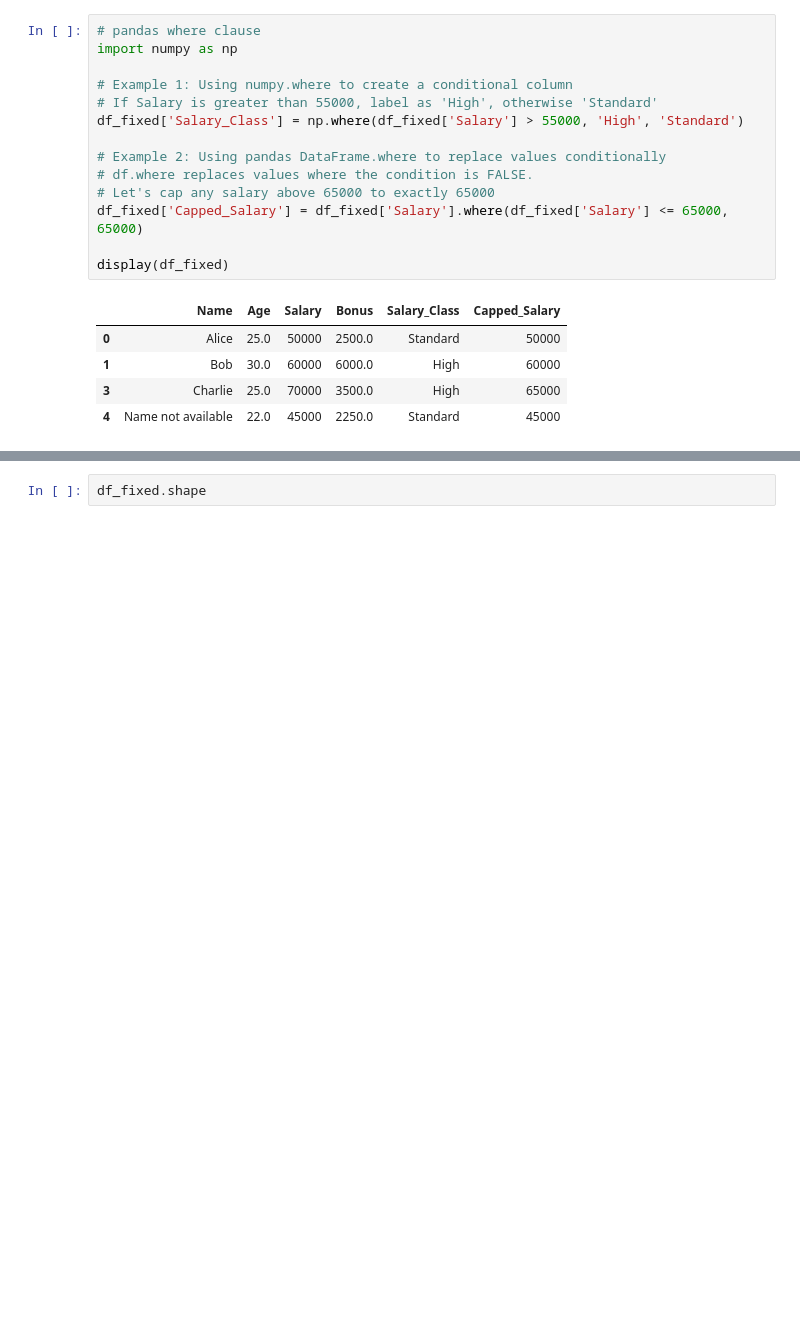
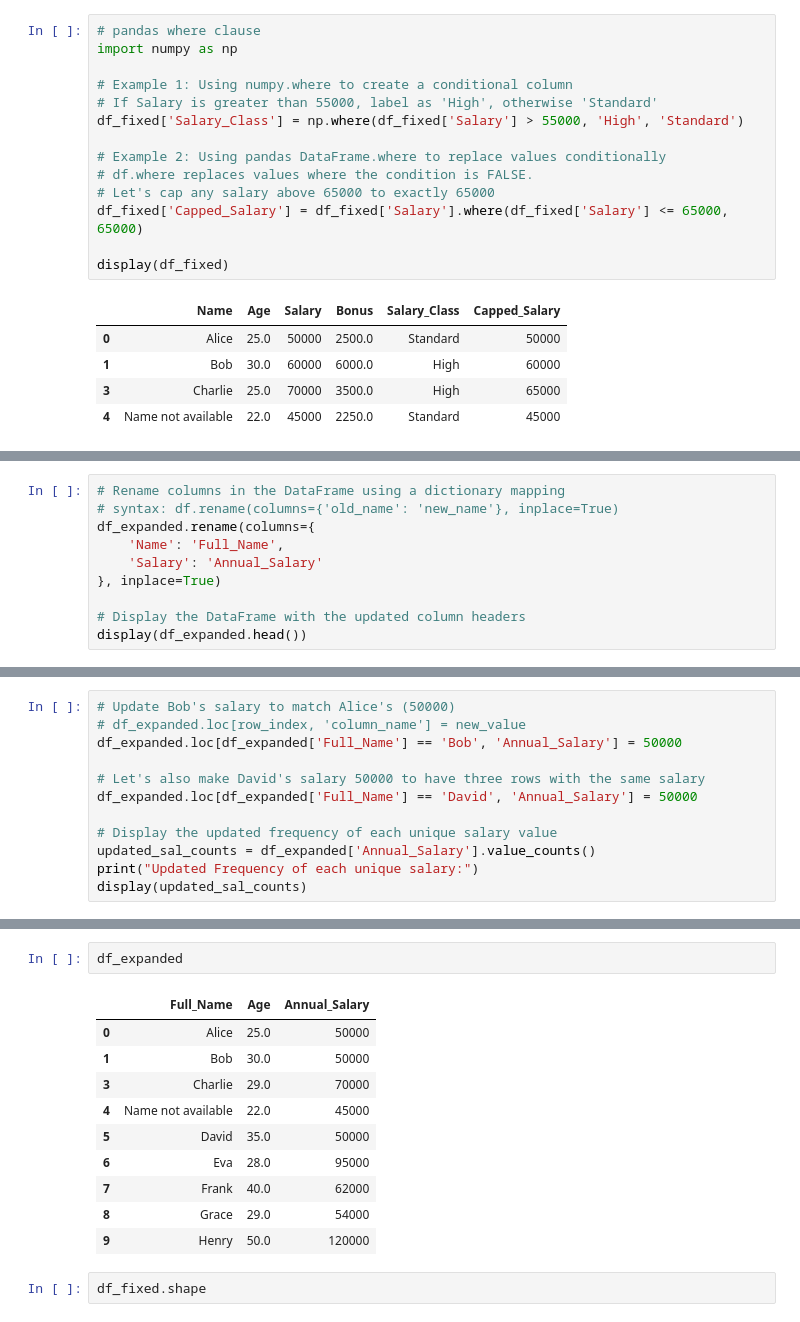
Before and after one commit to princeowaowa/python, a Jupyter notebook: Pandas.ipynb, the cells around one changed output, grey strips where cells are left out. Cells and saved outputs as stored; diff of their text form; blank space fills up the shorter version.

```diff
--- a/Pandas.ipynb
+++ b/Pandas.ipynb
@@ -138,0 +186,10 @@ Index(['Name', 'Age', 'Salary', 'Bonus'], dtype='object')
+# %%
+# Rename columns in the DataFrame using a dictionary mapping
+# syntax: df.rename(columns={'old_name': 'new_name'}, inplace=True)
+df_expanded.rename(columns={
+    'Name': 'Full_Name',
+    'Salary': 'Annual_Salary'
+}, inplace=True)
+
+# Display the DataFrame with the updated column headers
+display(df_expanded.head())
@@ -138,0 +246,12 @@ Index(['Name', 'Age', 'Salary', 'Bonus'], dtype='object')
+# %%
+# Update Bob's salary to match Alice's (50000)
+# df_expanded.loc[row_index, 'column_name'] = new_value
+df_expanded.loc[df_expanded['Full_Name'] == 'Bob', 'Annual_Salary'] = 50000
+
+# Let's also make David's salary 50000 to have three rows with the same salary
+df_expanded.loc[df_expanded['Full_Name'] == 'David', 'Annual_Salary'] = 50000
+
+# Display the updated frequency of each unique salary value
+updated_sal_counts = df_expanded['Annual_Salary'].value_counts()
+print("Updated Frequency of each unique salary:")
+display(updated_sal_counts)
@@ -139,3 +270,16 @@ Index(['Name', 'Age', 'Salary', 'Bonus'], dtype='object')
+# %%
+df_expanded
+# %% [output]
+|  | Full_Name | Age | Annual_Salary |
+| 0 | Alice | 25.0 | 50000 |
+| 1 | Bob | 30.0 | 50000 |
+| 3 | Charlie | 29.0 | 70000 |
+| 4 | Name not available | 22.0 | 45000 |
+| 5 | David | 35.0 | 50000 |
+| 6 | Eva | 28.0 | 95000 |
+| 7 | Frank | 40.0 | 62000 |
+| 8 | Grace | 29.0 | 54000 |
+| 9 | Henry | 50.0 | 120000 |
 # %%
 df_fixed.shape
 # %% [output]
```
Also changed, not shown: parts of 6 cells of this notebook.
